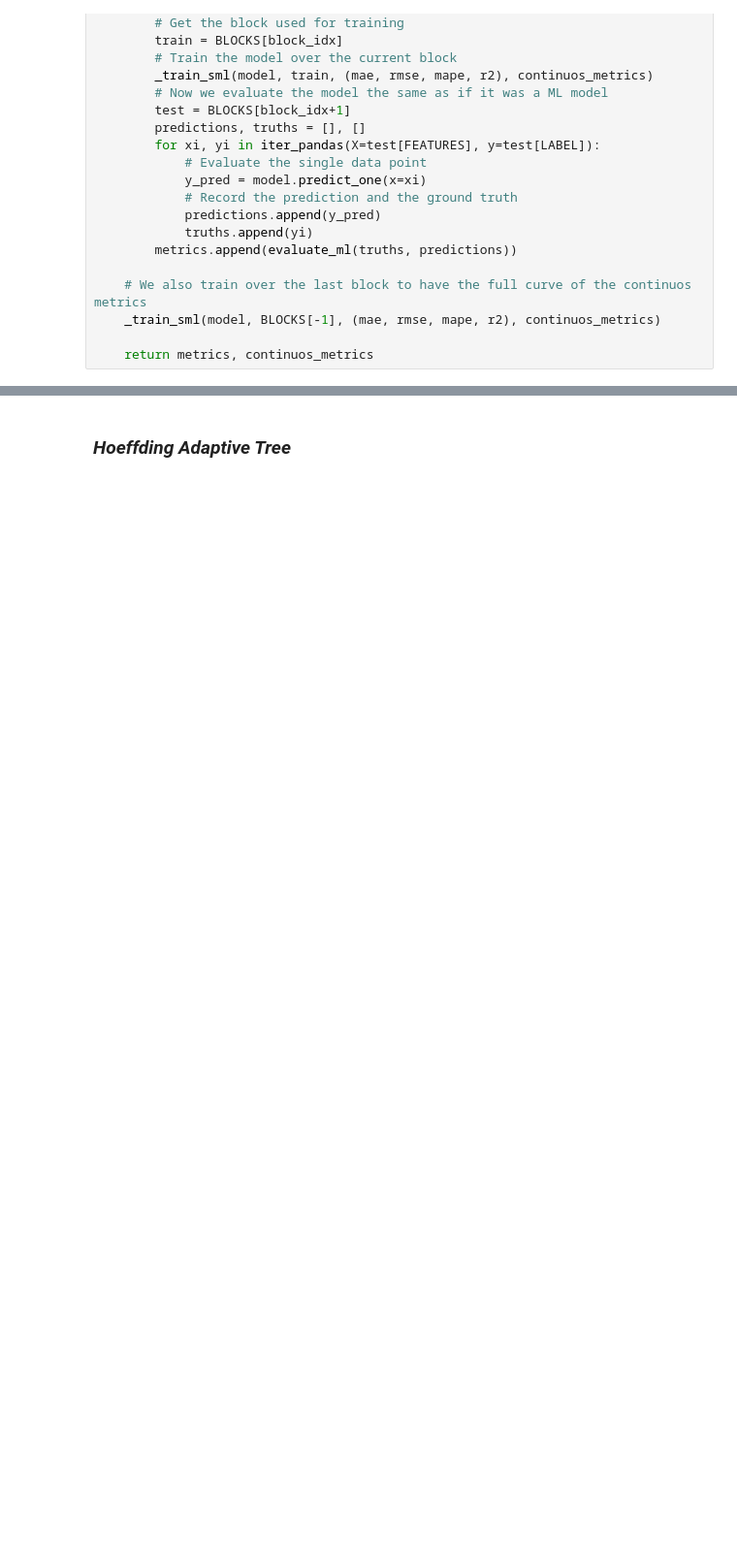
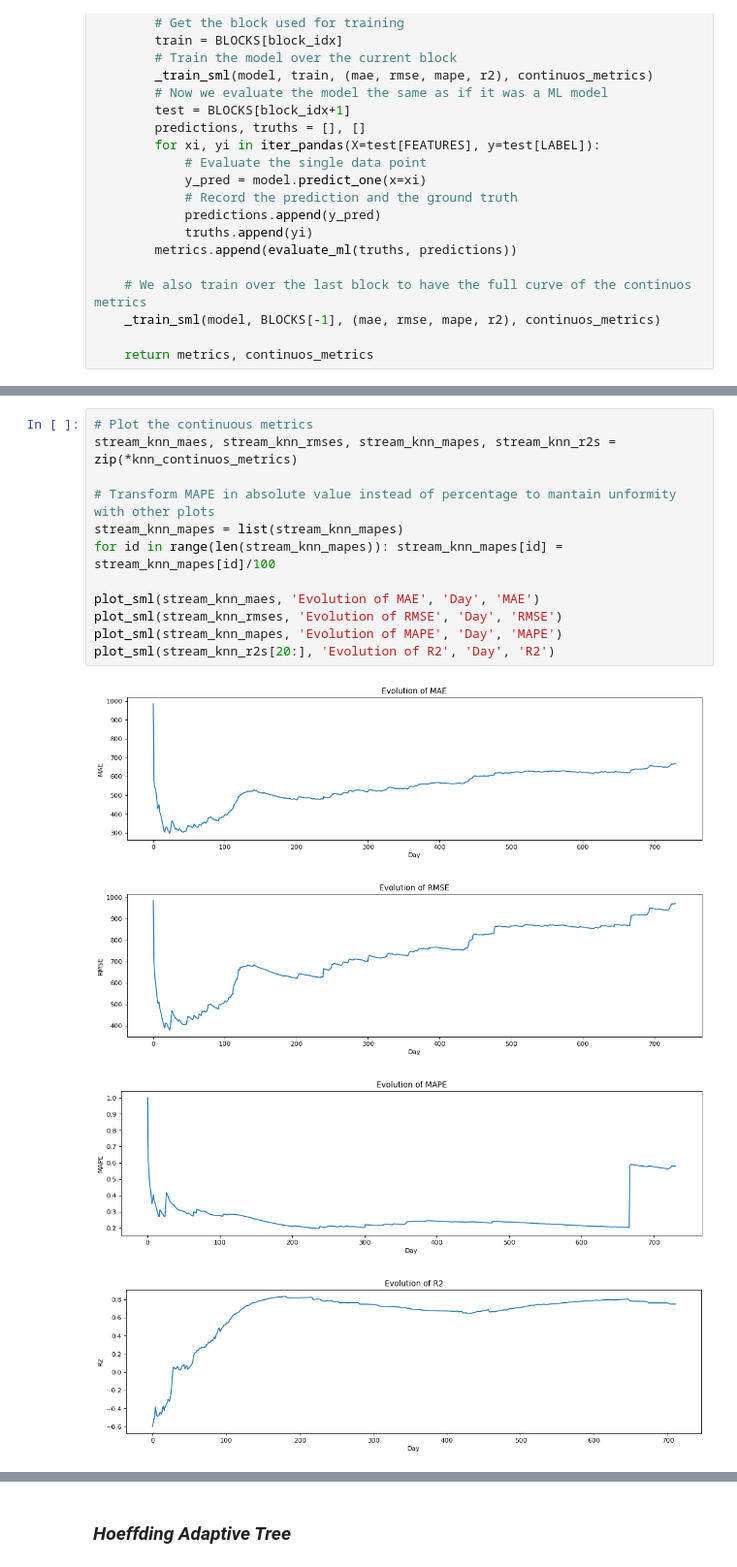
Before and after one commit to Streaming-Data-Analytics/2022-2023_ML-vs-SML-vs-TSA, a Jupyter notebook: notebook.ipynb, the cells around one changed output, grey strips where cells are left out. Shown at 97% size. Cells and saved outputs as stored; diff of their text form; blank space fills up the shorter version.

```diff
--- a/notebook.ipynb
+++ b/notebook.ipynb
@@ -651,0 +697,17 @@ R2
+# %%
+# Plot the continuous metrics
+stream_knn_maes, stream_knn_rmses, stream_knn_mapes, stream_knn_r2s = zip(*knn_continuos_metrics)
+
+# Transform MAPE in absolute value instead of percentage to mantain unformity with other plots
+stream_knn_mapes = list(stream_knn_mapes)
+for id in range(len(stream_knn_mapes)): stream_knn_mapes[id] = stream_knn_mapes[id]/100
+
+plot_sml(stream_knn_maes, 'Evolution of MAE', 'Day', 'MAE')
+plot_sml(stream_knn_rmses, 'Evolution of RMSE', 'Day', 'RMSE')
+plot_sml(stream_knn_mapes, 'Evolution of MAPE', 'Day', 'MAPE')
+plot_sml(stream_knn_r2s[20:], 'Evolution of R2', 'Day', 'R2')
+# %% [output]
+[figure, added]
+[figure, added]
+[figure, added]
+[figure, added]
```
Also changed, not shown: parts of 45 cells of this notebook, 1 other file.
